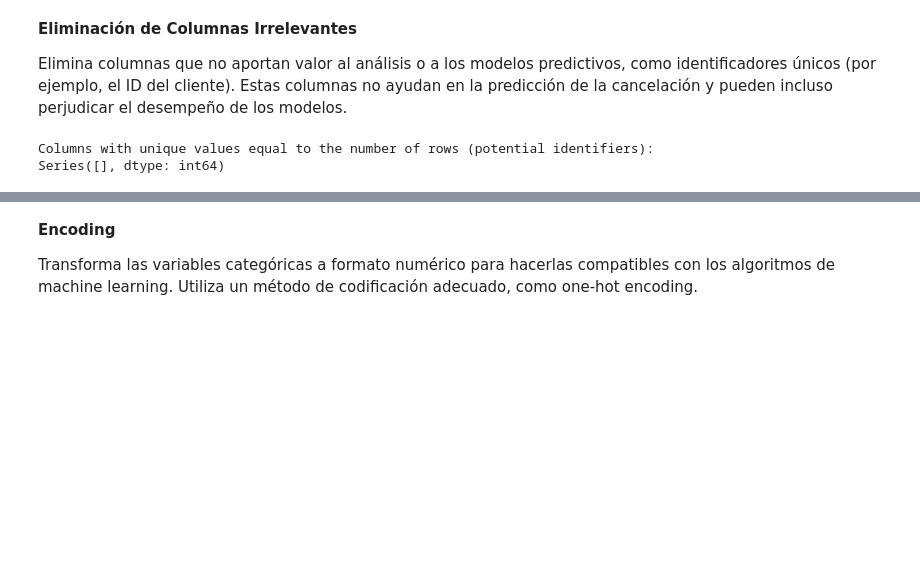
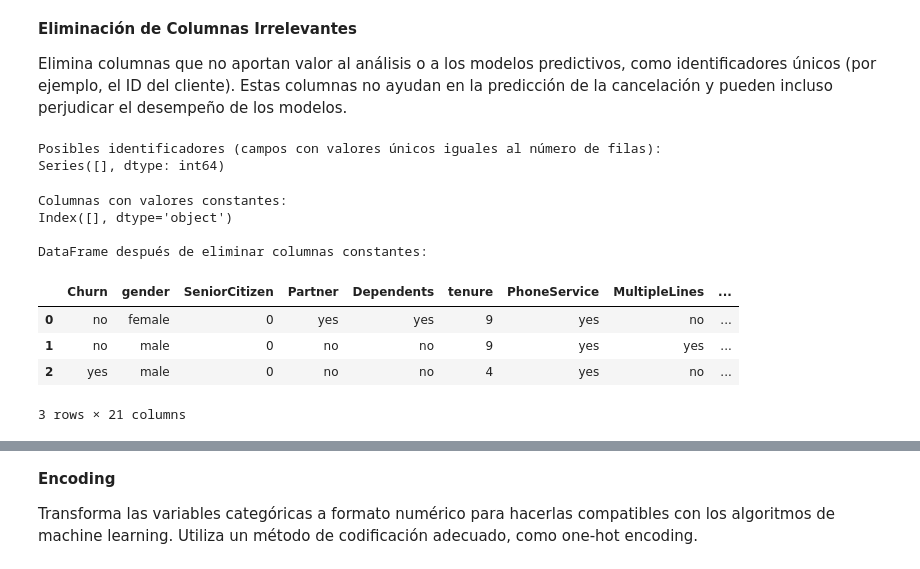
Before and after one commit to ggutierrezf/ALURA-CHALLENGE-03, a Jupyter notebook: CHALLENGE_02_TelecomX_Latam_Parte02.ipynb, the cells around one changed output, grey strips where cells are left out. Drawn from its saved outputs; the diff is of its cells as text; code cells hidden in the pictures; blank space fills up the shorter version.

```diff
--- a/CHALLENGE_02_TelecomX_Latam_Parte02.ipynb
+++ b/CHALLENGE_02_TelecomX_Latam_Parte02.ipynb
@@ -23,44 +23,37 @@ display(df_telecom.head())
 **Eliminación de Columnas Irrelevantes**
 
 Elimina columnas que no aportan valor al análisis o a los modelos predictivos, como identificadores únicos (por ejemplo, el ID del cliente). Estas columnas no ayudan en la predicción de la cancelación y pueden incluso perjudicar el desempeño de los modelos.
-# %%
-# Identify columns that do not provide value for analysis or predictive models.
-# This often includes unique identifiers.
-# In this dataset, it's likely there's a customer ID column, though it's not visible in the head().
-# Assuming 'customerID' might be a candidate if it exists, otherwise we'll look for others.
-# Let's check for columns with a high number of unique values, which could indicate an identifier.
-
-# Get the number of unique values for each column
-unique_counts = df_telecom.nunique()
-
-# Display columns with a high number of unique values (e.g., close to the number of rows)
-# A common threshold for potential identifiers is if the number of unique values is equal to the number of rows.
-potential_id_columns = unique_counts[unique_counts == len(df_telecom.index)]
-
-print("Columns with unique values equal to the number of rows (potential identifiers):")
-print(potential_id_columns)
-
-# Also, consider columns that might have low variance or are constant, providing little information.
-# (Though the prompt specifically asks about identifiers, it's good practice to consider these too)
-# Let's check the variance of numerical columns
-# print("\nVariance of numerical columns:")
-# print(df_telecom.describe().loc['std'])
-
-# Based on the visible columns in the head(), there doesn't seem to be an obvious ID column.
-# If 'customerID' exists, it would be a prime candidate for removal.
-# Let's assume for now that if 'customerID' exists, we'd remove it.
-# Since it's not visible, we'll rely on the unique value count for now.
-
-# If potential_id_columns is not empty, these are likely candidates for removal.
-# You would typically drop these columns before building predictive models.
-# Example of how to drop:
-# if not potential_id_columns.empty:
-#     columns_to_drop = potential_id_columns.index.tolist()
-#     df_telecom_cleaned = df_telecom.drop(columns=columns_to_drop)
-#     print(f"\nDropped potential identifier columns: {columns_to_drop}")
-#     display(df_telecom_cleaned.head())
-# else:
-#     print("\nNo columns found with unique values equal to the number of rows.")
-# %% [output]
-Columns with unique values equal to the number of rows (potential identifiers):
-Series([], dtype: int64)
+# %%
+# identificar coumnas que no aportan al analisis como indices, costantes, capos con muy baja varianza.
+
+# Valor unico para cada columna
+unique_counts = df_telecom.nunique()
+
+# Mostrar posibles identificadores (columnas con valores únicos iguales al número de filas)
+potential_id_columns = unique_counts[unique_counts == len(df_telecom.index)]
+
+print("Posibles identificadores (campos con valores únicos iguales al número de filas):")
+print(potential_id_columns)
+# %% [output]
+Posibles identificadores (campos con valores únicos iguales al número de filas):
+Series([], dtype: int64)
+# %%
+# Identificar columnas con valores constantes (vairanza cero)
+constant_columns = df_telecom.columns[df_telecom.nunique() == 1]
+
+print("Columnas con valores constantes:")
+print(constant_columns)
+
+df_telecom = df_telecom.drop(columns=constant_columns)
+print("\nDataFrame después de eliminar columnas constantes:")
+display(df_telecom.head(3))
+# %% [output]
+Columnas con valores constantes:
+Index([], dtype='object')
+
+DataFrame después de eliminar columnas constantes:
+|  | Churn | gender | SeniorCitizen | Partner | Dependents | tenure | PhoneService | MultipleLines | ... |
+| 0 | no | female | 0 | yes | yes | 9 | yes | no | ... |
+| 1 | no | male | 0 | no | no | 9 | yes | yes | ... |
+| 2 | yes | male | 0 | no | no | 4 | yes | no | ... |
+3 rows × 21 columns
```
Also changed, not shown: parts of 23 cells of this notebook.
